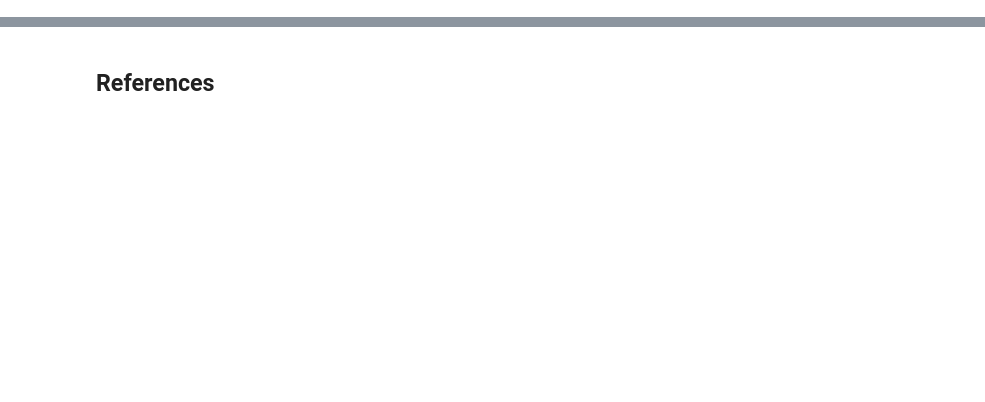
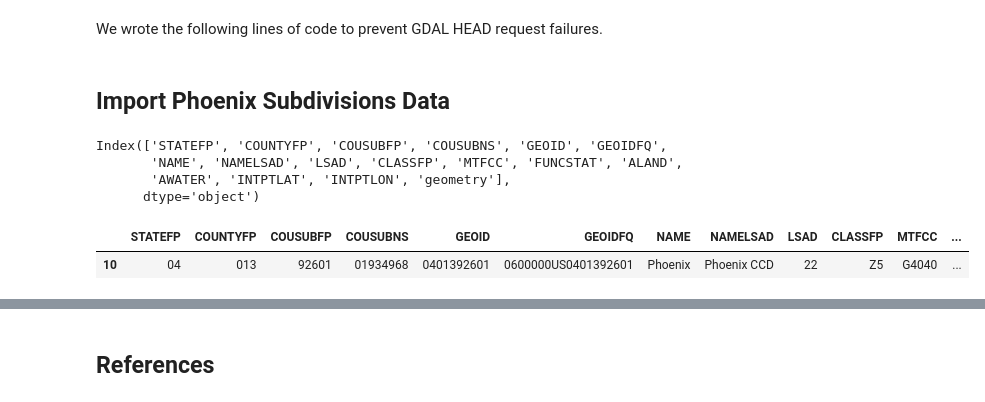
Before and after one commit to mmorenorolon/bii-change-phoenix, a Jupyter notebook: bii-change-phoenix.ipynb, the cells around one changed output, grey strips where cells are left out. Saved outputs shown, nothing was run; the diff lists cells and outputs as text; code cells hidden in the pictures; blank space fills up the shorter version.

```diff
--- a/bii-change-phoenix.ipynb
+++ b/bii-change-phoenix.ipynb
@@ -26,3 +51,5 @@ import planetary_computer  # To sign items from the MPC STAC catalog
 from IPython.display import Image  # To nicely display images
 
 import contextily as ctx # basemap
+# %% [markdown]
+We wrote the following lines of code to prevent GDAL HEAD request failures.
@@ -28,0 +60,22 @@ import contextily as ctx # basemap
+# %% [markdown]
+## Import Phoenix Subdivisions Data
+# %%
+# Import county subdivisions for the state of Arizona
+cousub = gpd.read_file(os.path.join("data","tl_2024_04_cousub","tl_2024_04_cousub.shp"))
+
+# Inspect the columns
+cousub.columns
+# %% [output]
+Index(['STATEFP', 'COUNTYFP', 'COUSUBFP', 'COUSUBNS', 'GEOID', 'GEOIDFQ',
+       'NAME', 'NAMELSAD', 'LSAD', 'CLASSFP', 'MTFCC', 'FUNCSTAT', 'ALAND',
+       'AWATER', 'INTPTLAT', 'INTPTLON', 'geometry'],
+      dtype='object')
+# %%
+# Subset to the Phoenix county subdivisions and match it to the BII CRS
+phoenix = cousub[cousub["NAME"] == "Phoenix"].to_crs("EPSG:4326")
+
+# View the geodataframe
+phoenix
+# %% [output]
+|  | STATEFP | COUNTYFP | COUSUBFP | COUSUBNS | GEOID | GEOIDFQ | NAME | NAMELSAD | LSAD | CLASSFP | MTFCC | ... |
+| 10 | 04 | 013 | 92601 | 01934968 | 0401392601 | 0600000US0401392601 | Phoenix | Phoenix CCD | 22 | Z5 | G4040 | ... |
```
Also changed, not shown: parts of 56 cells of this notebook.
